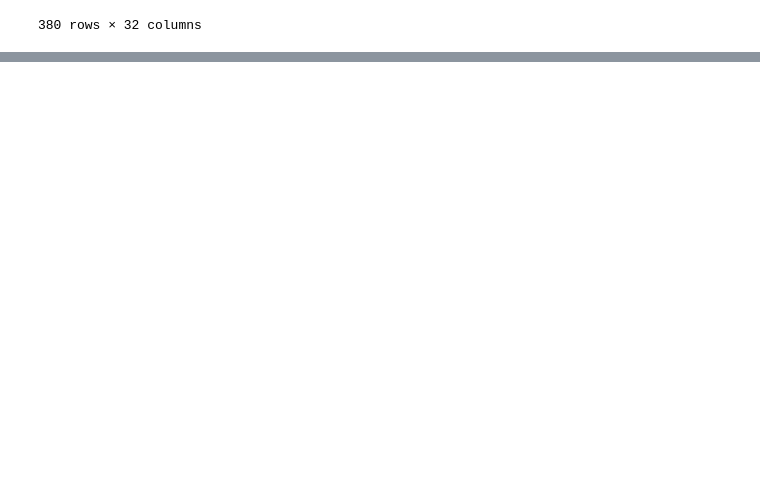
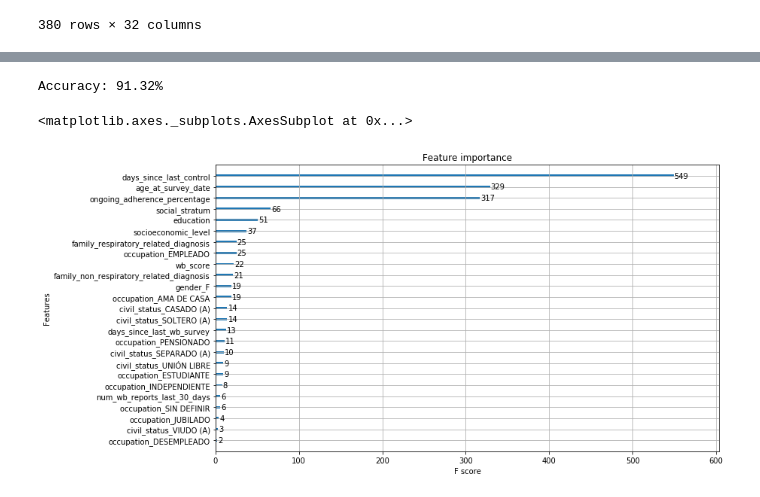
Before and after one commit to DS4A-T22/model, a Jupyter notebook: Model-HumanisticData.ipynb, the cells around one changed output, grey strips where cells are left out. Cells and saved outputs as stored; diff of their text form; code cells hidden in the pictures; blank space fills up the shorter version.

```diff
--- a/Model-HumanisticData.ipynb
+++ b/Model-HumanisticData.ipynb
@@ -543,0 +612,14 @@ plt.show()
+# %%
+y_pred_new = xgb_model_new.predict(bi_fr_wb_adherence_test[covariates2])
+predictions_new = [round(value) for value in y_pred_new]
+
+accuracy = accuracy_score(bi_fr_wb_adherence_test['qualitative_result'], predictions_new)
+print("Accuracy: %.2f%%" % (accuracy * 100.0))
+# %% [output]
+Accuracy: 91.32%
+# %%
+fig, ax = plt.subplots(figsize=(12,7))
+xgb.plot_importance(xgb_model, ax=ax)
+# %% [output]
+<matplotlib.axes._subplots.AxesSubplot at 0x...>
+[figure, added]
```
Also changed, not shown: parts of 21 cells of this notebook, 2 other files.
